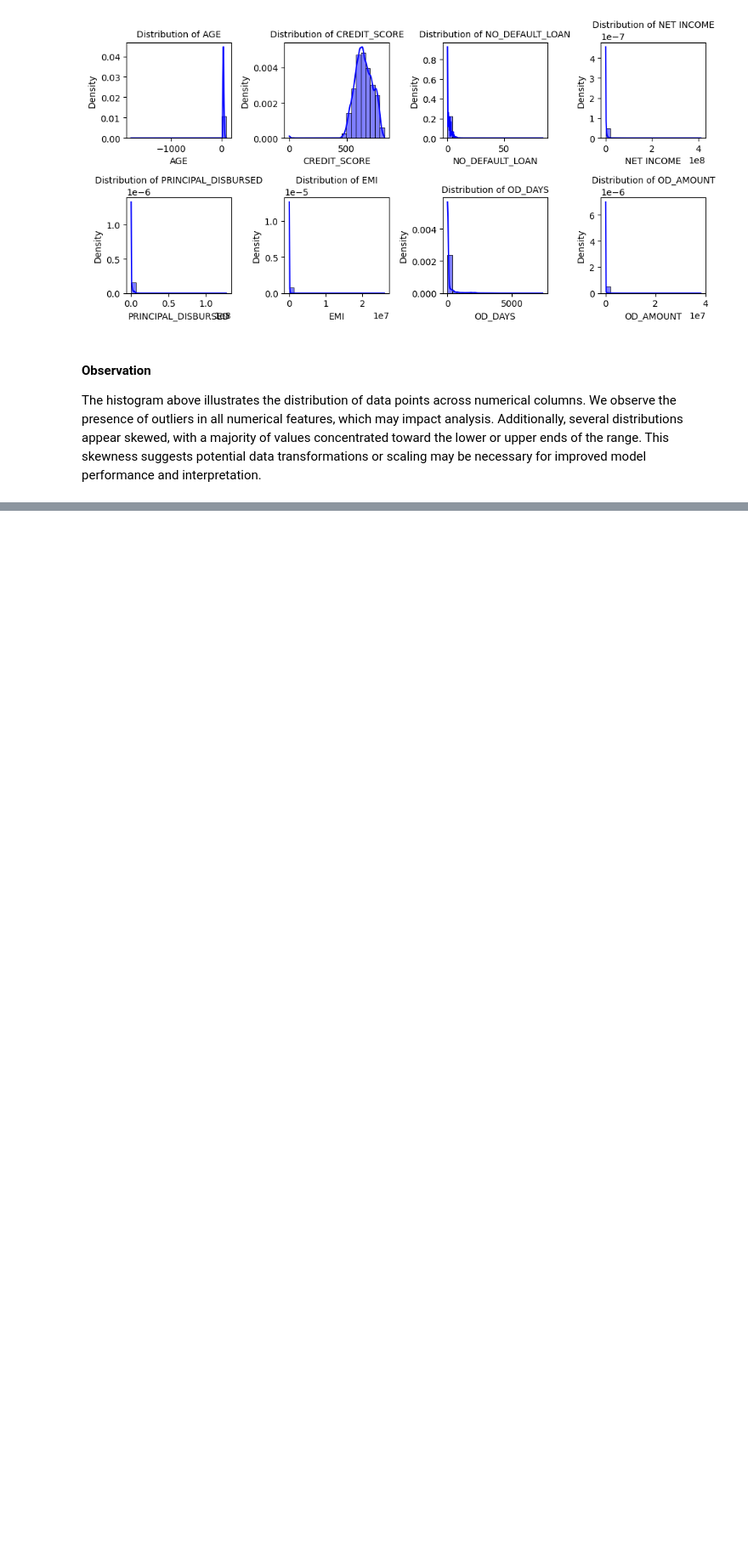
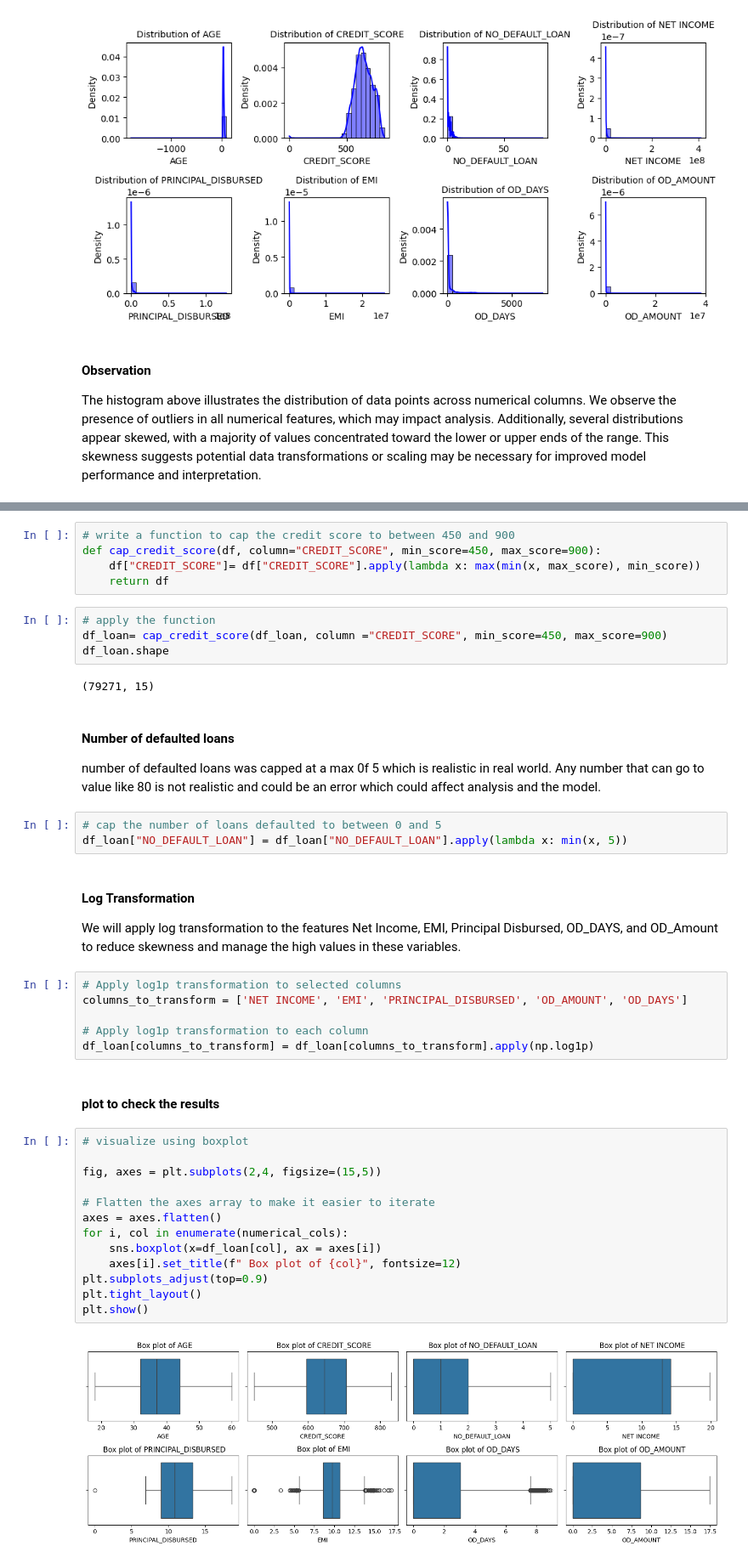
Before and after one commit to AlexIrungu/DSC-CapstoneProject, a Jupyter notebook: notebooks/james.ipynb, the cells around one changed output, grey strips where cells are left out. Shown at 85% size. Saved outputs shown, nothing was run; the diff lists cells and outputs as text; blank space fills up the shorter version.

Commit message:
Analysis

```diff
--- a/notebooks/james.ipynb
+++ b/notebooks/james.ipynb
@@ -408,0 +502,43 @@ The histogram above illustrates the distribution of data points across numerical
+# %%
+# write a function to cap the credit score to between 450 and 900
+def cap_credit_score(df, column="CREDIT_SCORE", min_score=450, max_score=900):
+    df["CREDIT_SCORE"]= df["CREDIT_SCORE"].apply(lambda x: max(min(x, max_score), min_score))
+    return df
+# %%
+# apply the function
+df_loan= cap_credit_score(df_loan, column ="CREDIT_SCORE", min_score=450, max_score=900)
+df_loan.shape
+# %% [output]
+(79271, 15)
+# %% [markdown]
+#### Number of defaulted loans
+number of defaulted loans was capped at a max 0f 5 which is realistic in real world. Any number that can go to value like 80 is not realistic and could be an error which could affect analysis and the model.
+# %%
+# cap the number of loans defaulted to between 0 and 5
+df_loan["NO_DEFAULT_LOAN"] = df_loan["NO_DEFAULT_LOAN"].apply(lambda x: min(x, 5))
+# %% [markdown]
+#### Log Transformation
+We will apply log transformation to the features Net Income, EMI, Principal Disbursed, OD_DAYS, and OD_Amount to reduce skewness and manage the high values in these variables.
+# %%
+# Apply log1p transformation to selected columns
+columns_to_transform = ['NET INCOME', 'EMI', 'PRINCIPAL_DISBURSED', 'OD_AMOUNT', 'OD_DAYS']
+
+# Apply log1p transformation to each column
+df_loan[columns_to_transform] = df_loan[columns_to_transform].apply(np.log1p)
+# %% [markdown]
+#### plot to check the results
+# %%
+# visualize using boxplot
+
+fig, axes = plt.subplots(2,4, figsize=(15,5))
+
+# Flatten the axes array to make it easier to iterate
+axes = axes.flatten()
+for i, col in enumerate(numerical_cols):
+    sns.boxplot(x=df_loan[col], ax = axes[i])
+    axes[i].set_title(f" Box plot of {col}", fontsize=12)
+plt.subplots_adjust(top=0.9)
+plt.tight_layout()
+plt.show()
+# %% [output]
+[figure, added]
```
Also changed, not shown: parts of 58 cells of this notebook.
